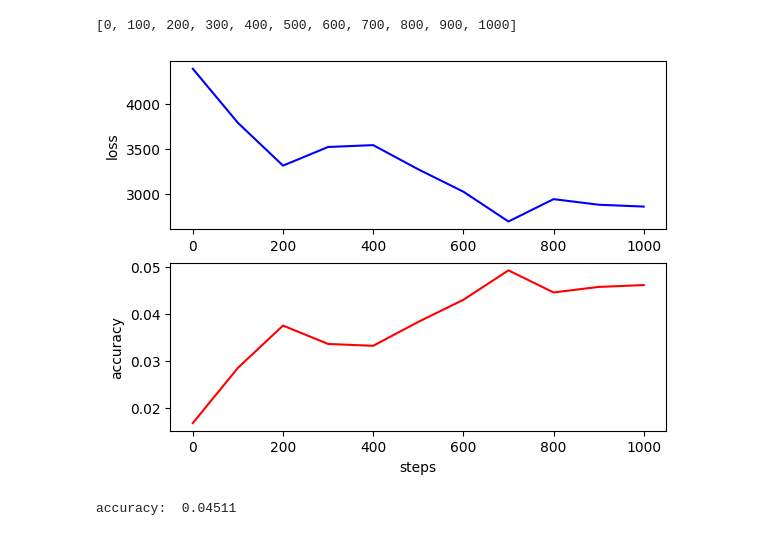
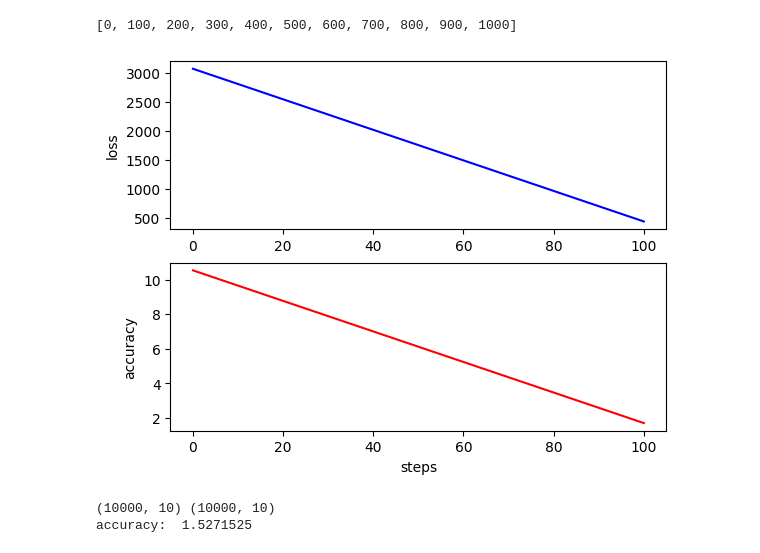
Before and after one commit to PavelStelmakhV/hw309-tensorflow, a Jupyter notebook: tensorflow_mnist_hw.ipynb, the cells around one changed output. Cells and saved outputs as stored; diff of their text form; code cells hidden in the pictures.

```diff
--- a/tensorflow_mnist_hw.ipynb
+++ b/tensorflow_mnist_hw.ipynb
@@ -130,9 +127,13 @@ def accuracy(y_pred, y_true):
 
     y_true = tf.one_hot(y_true, depth=num_classes)
     y_pred = tf.clip_by_value(y_pred, 1e-9, 1.)
+    # -------------
+    print(y_true.shape, y_pred.shape)
+    print(y_true)
+    print(y_pred)
 
     m = tf.keras.metrics.CategoricalCrossentropy()
-    m.update_state(y_pred, y_true)
+    m.update_state(y_true, y_pred)
     return m.result().numpy()
 # %%
 # tf.keras.metrics.CategoricalCrossentropy(
@@ -178,20 +179,20 @@ accuracy_history = [] # каждые display_step шагов сохраняйт
 # В этом цикле мы будем производить обучение нейронной сети
 # из тренировочного датасета train_data извлеките случайное подмножество, на котором
 # произведется тренировка. Используйте метод take, доступный для тренировочного датасета.
-for step, (batch_x, batch_y) in enumerate(train_data.take(1001), 0): # Место для вашего кода:
+for step, (batch_x, batch_y) in enumerate(train_data.take(101), 0): # Место для вашего кода:
     # Обновляем веса нейронной сети
     # Место для вашего кода
     # print(batch_y)
     train(neural_net, batch_x, batch_y)
 
     if step % display_step == 0:
-        print(step)
-
         pred = neural_net(batch_x)
         # pred1 = tf.argmax(pred, axis=1, output_type=tf.int32)
         # Место для вашего кода
+
         loss_history.append(cross_entropy(pred, batch_y).numpy())
         accuracy_history.append(accuracy(pred, batch_y))
-
+        # print(accuracy(batch_y, batch_y), accuracy(pred, pred))
+        print(f'{step}, loss: {loss_history[-1]}, acc: {accuracy_history[-1]}')
 #         print(pred.shape)
 # %% [output]
@@ -226,21 +250,21 @@ steps
 # %%
 # Выведите графики зависимости изменения точности и потерь от шага
 # Если все сделано правильно, то точность должна расти, а потери уменьшаться
 
 # Место для вашего кода
-steps = list(range(0, 1001, 100))
+steps = list(range(0, 101, 100))
 
 plt.figure(1)
 plt.subplot(2, 1, 1, ylabel='loss')
 plt.plot(steps, loss_history, color='b')
 
 plt.subplot(2, 1, 2, ylabel='accuracy', xlabel='steps')
 plt.plot(steps, accuracy_history, color='r')
 
 
 plt.show()
 # %% [output]
-[figure, old version]
+[figure, new version]
 # %%
 # Вычислите точность обученной нейросети
 
@@ -250,7 +274,8 @@ y_test_pred = neural_net(x_test)
 acc = accuracy(y_test_pred, y_test)
 print(f'accuracy: ', acc)
 # %% [output]
-accuracy:  0.04511
+(10000, 10) (10000, 10)
+accuracy:  1.5271525
 # %%
 # Протестируем обученную нейросеть на 10 изображениях. Из тестовой выборки возьмите 5
 # случайных изображений и передайте их в нейронню сеть.
```
Also changed, not shown: parts of 8 cells of this notebook.
